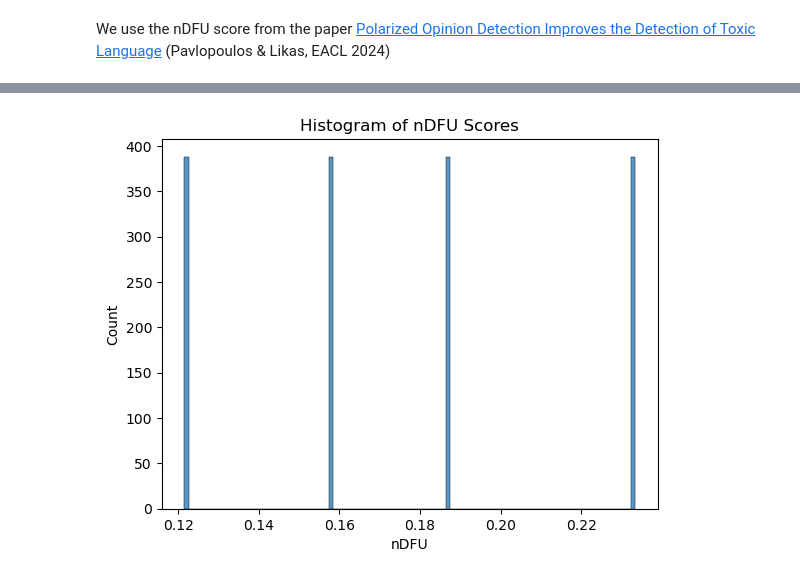
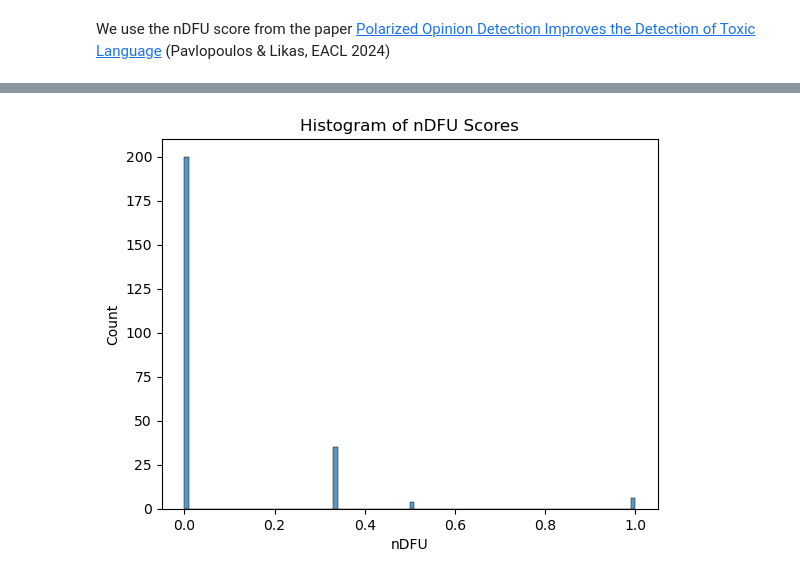
Before and after one commit to dimits-ts/llm_moderation_research, a Jupyter notebook: notebooks/annotation_analysis.ipynb, the cells around one changed output, grey strips where cells are left out. Drawn from its saved outputs; the diff is of its cells as text; code cells hidden in the pictures.

```diff
--- a/notebooks/annotation_analysis.ipynb
+++ b/notebooks/annotation_analysis.ipynb
@@ -96,7 +96,7 @@ def import_annotations(annot_dir: str) -> pd.DataFrame:
         conv.annotator_prompt = conv.annotator_prompt.apply(extract_attributes)
         conv["message"] = conv.logs.apply(lambda x: x[0])
         conv["toxicity"] = conv.logs.apply(lambda x: x[1])
-        conv["toxicity"] = conv.toxicity.apply(extract_toxicity_value).astype("Int64")
+        conv["toxicity"] = conv.toxicity.apply(extract_toxicity_value)
         del conv["logs"]
         rows.append(conv)
 
@@ -105,7 +105,8 @@ def import_annotations(annot_dir: str) -> pd.DataFrame:
     return full_df
 
 
-annot_df = import_annotations("../output/annotations")
+annot_df = import_annotations("../output/annotations").dropna()
+annot_df.toxicity = annot_df.toxicity.astype(int)
 annot_df
 # %% [output]
 |  | annotator_prompt | message | toxicity |
@@ -297,0 +248,12 @@ Name: nDFU, dtype: float64
+# %%
+pivot_df = pd.pivot_table(
+    full_df,
+    index=["conv_variant", "user", "message"],
+    columns="annotator_prompt",
+    values="toxicity",
+).reset_index()
+
+# Reset the column names
+pivot_df.columns.name = None
+pivot_df = pivot_df.dropna()
+pivot_df
@@ -297,0 +274,7 @@ Name: nDFU, dtype: float64
+# %%
+pivot_df["nDFU"] = [
+    dfu(list(row[3:7]), histogram_input=False, normalised=True)
+    for idx, row in pivot_df.iterrows()
+]
+pivot_df = pivot_df.sort_values("nDFU")
+pivot_df
@@ -298,9 +295,9 @@ Name: nDFU, dtype: float64
 # %%
 # Create a histogram plot with the nDFU counts
-sns.histplot(result_df['nDFU'].dropna(), kde=False, bins=100)
+sns.histplot(pivot_df['nDFU'].dropna(), kde=False, bins=100)
 plt.xlabel('nDFU')
 plt.ylabel('Count')
 plt.title('Histogram of nDFU Scores')
 plt.show()
 # %% [output]
-[figure, old version]
+[figure, new version]
```
Also changed, not shown: parts of 9 cells of this notebook.
